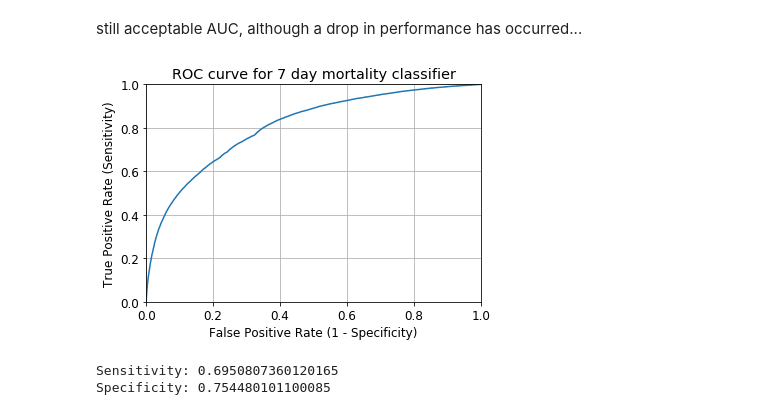
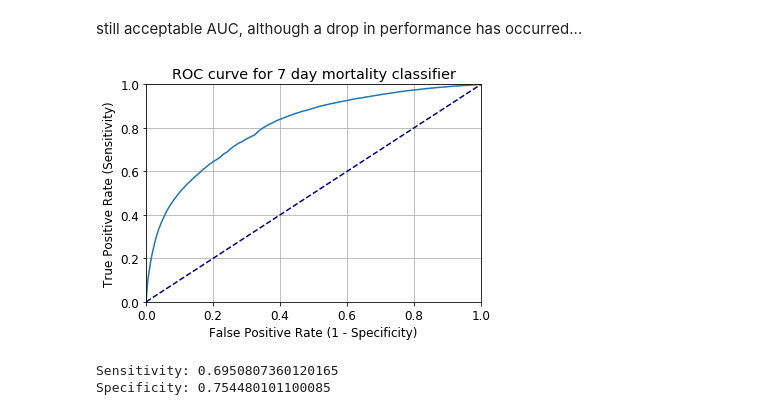
Before and after one commit to mark-mediware/carepoint, a Jupyter notebook: model_selection_v1.ipynb, the cells around one changed output. Cells and saved outputs as stored; diff of their text form; code cells hidden in the pictures.

Commit message:
ref line added to ROC plot

```diff
--- a/model_selection_v1.ipynb
+++ b/model_selection_v1.ipynb
@@ -531,17 +531,18 @@ still acceptable AUC, although a drop in performance has occurred...
 # %%
 #ROC for helping with threshold setting
 fpr, tpr, thresholds = metrics.roc_curve(y_train_med, y_pred_prob_cut) #y_pred_prob_cut is probability of first group membership (aka 1D array)
 
 plt.plot(fpr, tpr)
 plt.xlim([0.0, 1.0])
 plt.ylim([0.0, 1.0])
 plt.rcParams['font.size'] = 12
+plt.plot([0, 1], [0, 1], color='navy', linestyle='--')
 plt.title('ROC curve for 7 day mortality classifier')
 plt.xlabel('False Positive Rate (1 - Specificity)')
 plt.ylabel('True Positive Rate (Sensitivity)')
 plt.grid(True)
 # %% [output]
-[figure, old version]
+[figure, new version]
 # %%
 #function to print sensitivity and specificity for different thresholds
 def evaluate_threshold(threshold):
```
